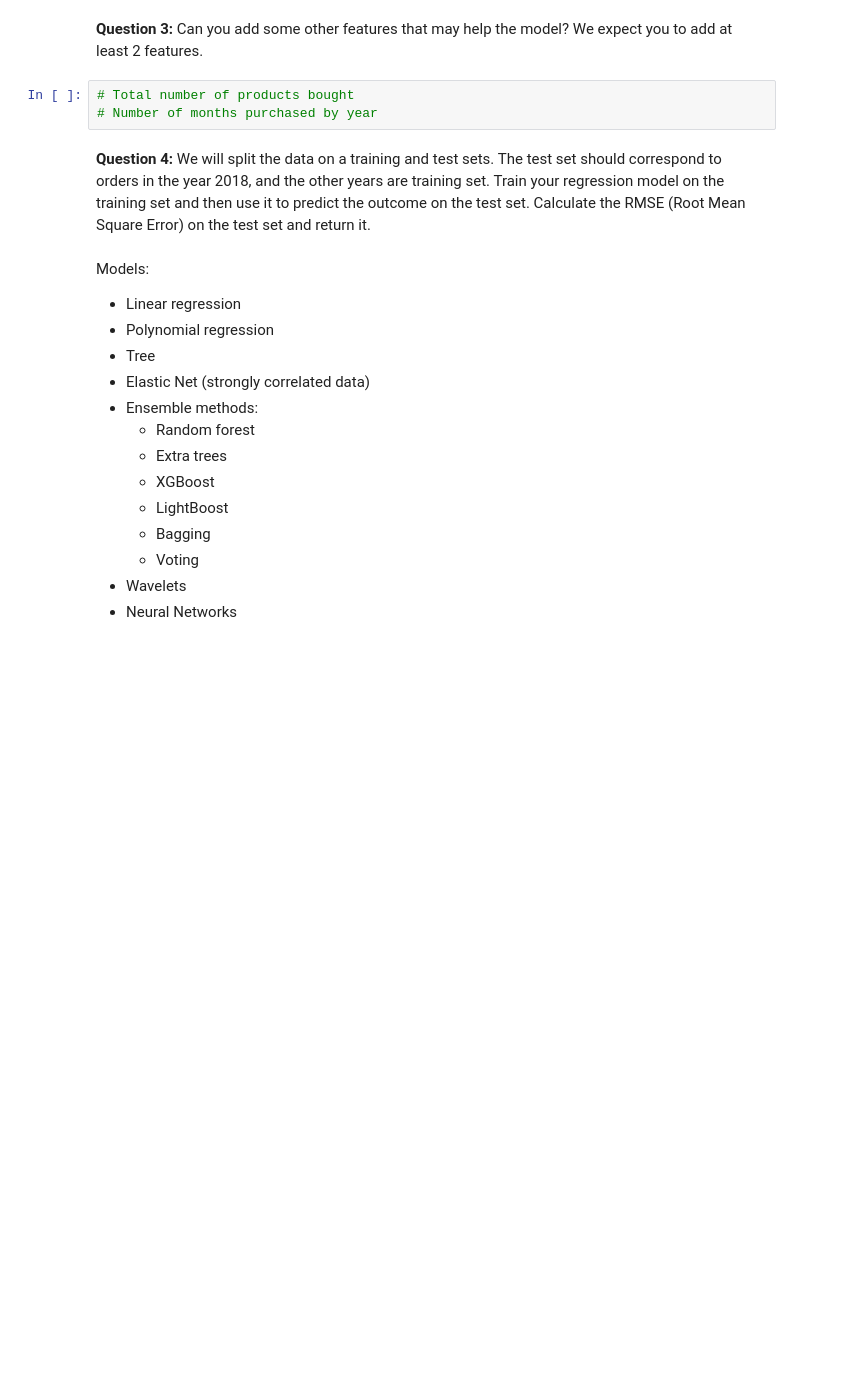
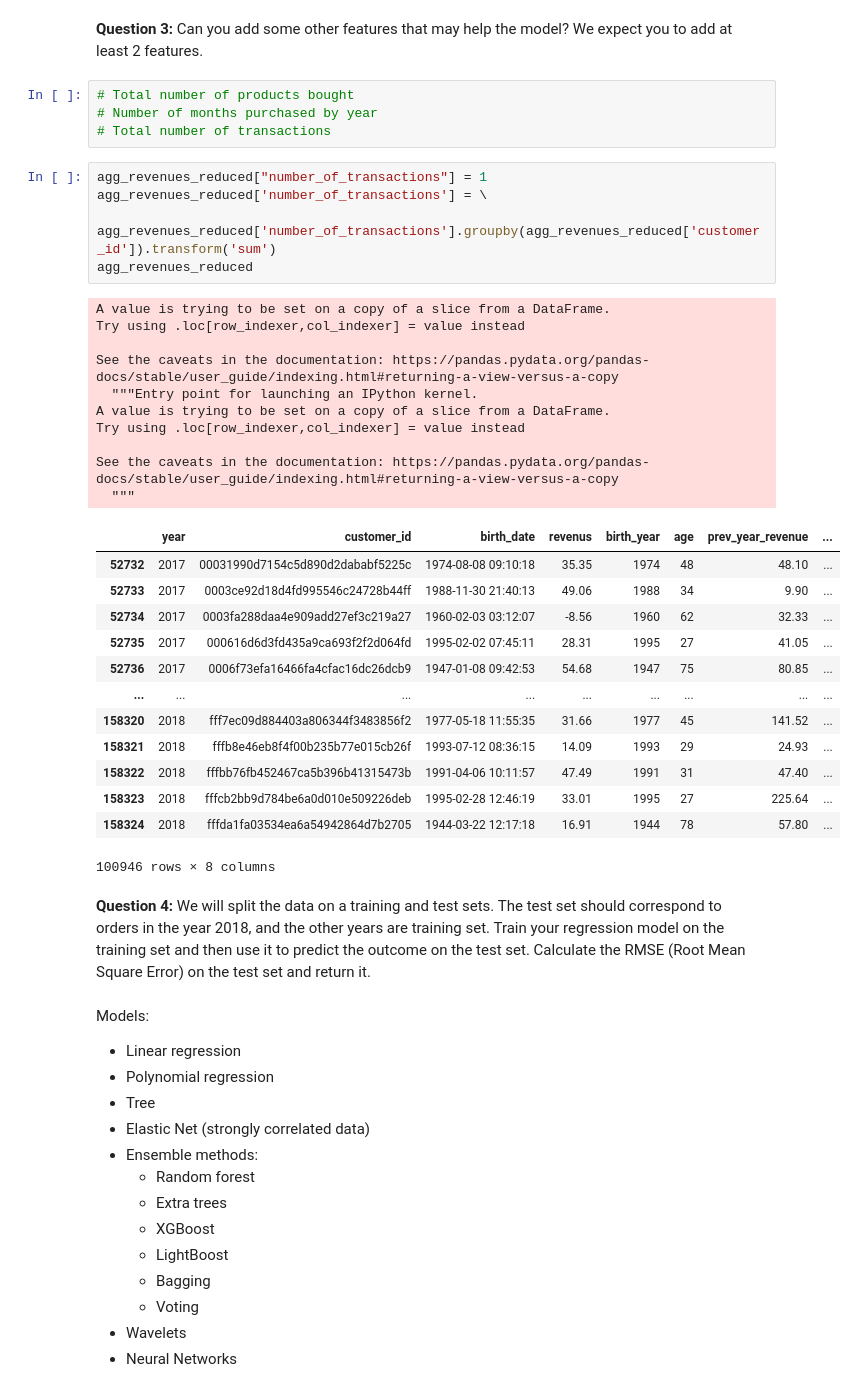
Before and after one commit to FrankFacundo/ComputerScience-Data, a Jupyter notebook: Data/DataScience/StudyCases-Challenge/Business/test.ipynb, the cells around one changed output. Drawn from its saved outputs; the diff is of its cells as text; blank space fills up the shorter version.

```diff
--- a/Data/DataScience/StudyCases-Challenge/Business/test.ipynb
+++ b/Data/DataScience/StudyCases-Challenge/Business/test.ipynb
@@ -345,6 +388,36 @@ We expect you to add at least 2 features.
 # %%
 # Total number of products bought
 # Number of months purchased by year
+# Total number of transactions
+# %%
+agg_revenues_reduced["number_of_transactions"] = 1
+agg_revenues_reduced['number_of_transactions'] = \
+    agg_revenues_reduced['number_of_transactions'].groupby(agg_revenues_reduced['customer_id']).transform('sum')
+agg_revenues_reduced
+# %% [output]
+A value is trying to be set on a copy of a slice from a DataFrame.
+Try using .loc[row_indexer,col_indexer] = value instead
+
+See the caveats in the documentation: https://pandas.pydata.org/pandas-docs/stable/user_guide/indexing.html#returning-a-view-versus-a-copy
+  """Entry point for launching an IPython kernel.
+A value is trying to be set on a copy of a slice from a DataFrame.
+Try using .loc[row_indexer,col_indexer] = value instead
+
+See the caveats in the documentation: https://pandas.pydata.org/pandas-docs/stable/user_guide/indexing.html#returning-a-view-versus-a-copy
+  """
+|  | year | customer_id | birth_date | revenus | birth_year | age | prev_year_revenue | ... |
+| 52732 | 2017 | 00031990d7154c5d890d2dababf5225c | 1974-08-08 09:10:18 | 35.35 | 1974 | 48 | 48.10 | ... |
+| 52733 | 2017 | 0003ce92d18d4fd995546c24728b44ff | 1988-11-30 21:40:13 | 49.06 | 1988 | 34 | 9.90 | ... |
+| 52734 | 2017 | 0003fa288daa4e909add27ef3c219a27 | 1960-02-03 03:12:07 | -8.56 | 1960 | 62 | 32.33 | ... |
+| 52735 | 2017 | 000616d6d3fd435a9ca693f2f2d064fd | 1995-02-02 07:45:11 | 28.31 | 1995 | 27 | 41.05 | ... |
+| 52736 | 2017 | 0006f73efa16466fa4cfac16dc26dcb9 | 1947-01-08 09:42:53 | 54.68 | 1947 | 75 | 80.85 | ... |
+| ... | ... | ... | ... | ... | ... | ... | ... | ... |
+| 158320 | 2018 | fff7ec09d884403a806344f3483856f2 | 1977-05-18 11:55:35 | 31.66 | 1977 | 45 | 141.52 | ... |
+| 158321 | 2018 | fffb8e46eb8f4f00b235b77e015cb26f | 1993-07-12 08:36:15 | 14.09 | 1993 | 29 | 24.93 | ... |
+| 158322 | 2018 | fffbb76fb452467ca5b396b41315473b | 1991-04-06 10:11:57 | 47.49 | 1991 | 31 | 47.40 | ... |
+| 158323 | 2018 | fffcb2bb9d784be6a0d010e509226deb | 1995-02-28 12:46:19 | 33.01 | 1995 | 27 | 225.64 | ... |
+| 158324 | 2018 | fffda1fa03534ea6a54942864d7b2705 | 1944-03-22 12:17:18 | 16.91 | 1944 | 78 | 57.80 | ... |
+100946 rows × 8 columns
 # %% [markdown]
 **Question 4:**
 We will split the data on a training and test sets. The test set should correspond to orders in the year 2018, and the other years are training set.
```
Also changed, not shown: parts of 8 cells of this notebook.
